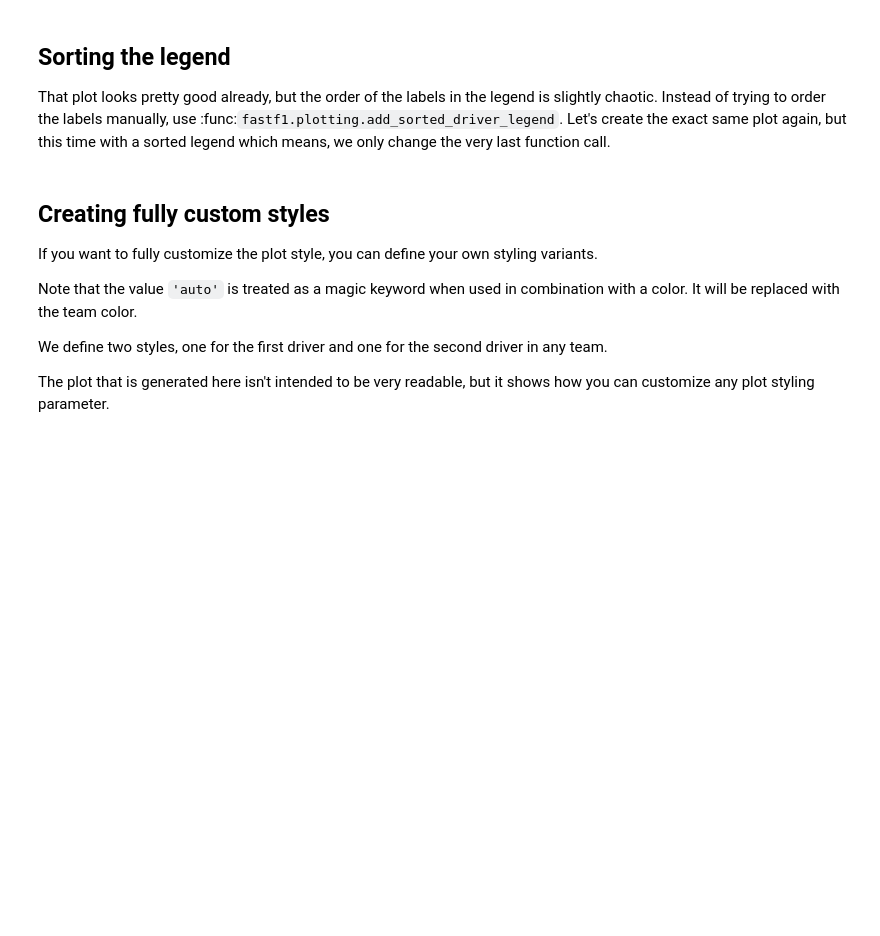
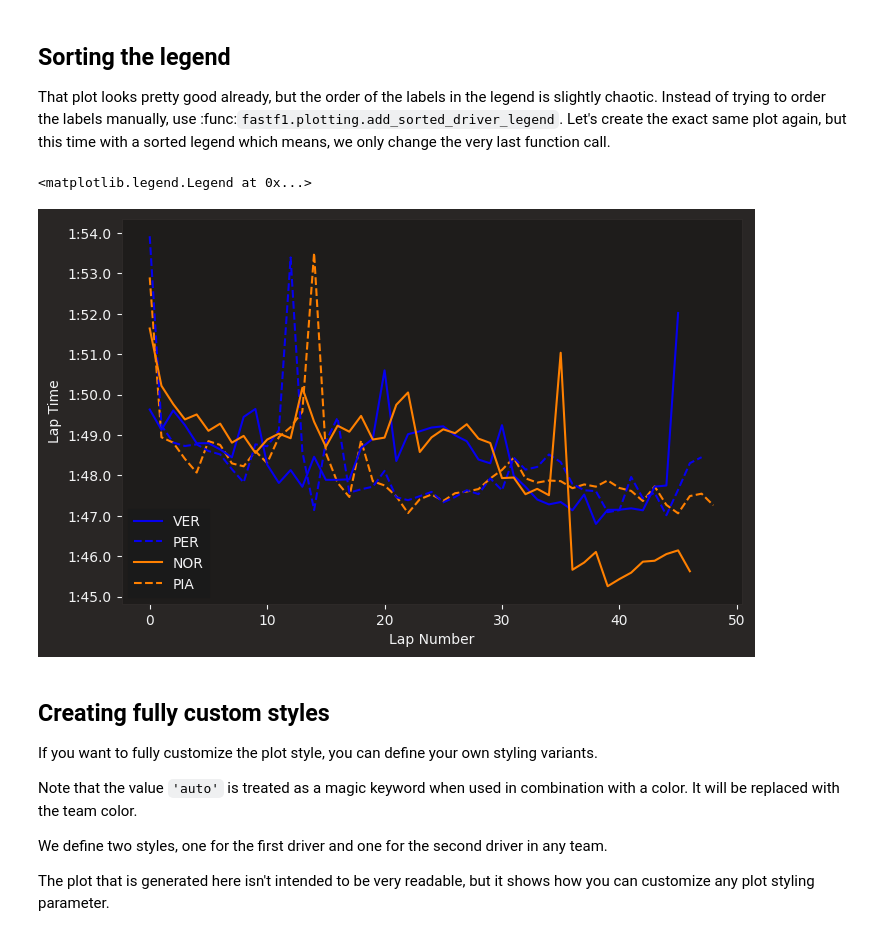
Before and after one commit to professorconst/formula1, a Jupyter notebook: 2024/17_Baku/plot_driver_styling.ipynb, the cells around one changed output. Cells and saved outputs as stored; diff of their text form; code cells hidden in the pictures; blank space fills up the shorter version.

```diff
--- a/2024/17_Baku/plot_driver_styling.ipynb
+++ b/2024/17_Baku/plot_driver_styling.ipynb
@@ -16,5 +16,5 @@ fastf1.plotting.setup_mpl(mpl_timedelta_support=True, misc_mpl_mods=False,
 # %% [markdown]
 Load the race session.
 # %%
-race = fastf1.get_session(2023, "Azerbaijan", 'R')
+race = fastf1.get_session(2024, "Azerbaijan", 'R')
 race.load()
@@ -48,17 +68,20 @@ which means, we only change the very last function call.
 # %%
 fig, ax = plt.subplots(figsize=(8, 5))
 
-for driver in ('HAM', 'PER', 'VER', 'RUS'):
+for driver in ('PIA', 'PER', 'VER', 'NOR'):
     laps = race.laps.pick_driver(driver).pick_quicklaps().reset_index()
     style = plotting.get_driver_style(identifier=driver,
                                       style=['color', 'linestyle'],
                                       session=race)
     ax.plot(laps['LapTime'], **style, label=driver)
 
 # add axis labels and a legend
 ax.set_xlabel("Lap Number")
 ax.set_ylabel("Lap Time")
 plotting.add_sorted_driver_legend(ax, race)
+# %% [output]
+<matplotlib.legend.Legend at 0x...>
+[figure, added]
 # %% [markdown]
 ## Creating fully custom styles
 If you want to fully customize the plot style, you can define your own
```
Also changed, not shown: parts of 3 cells of this notebook, 3 other files.
